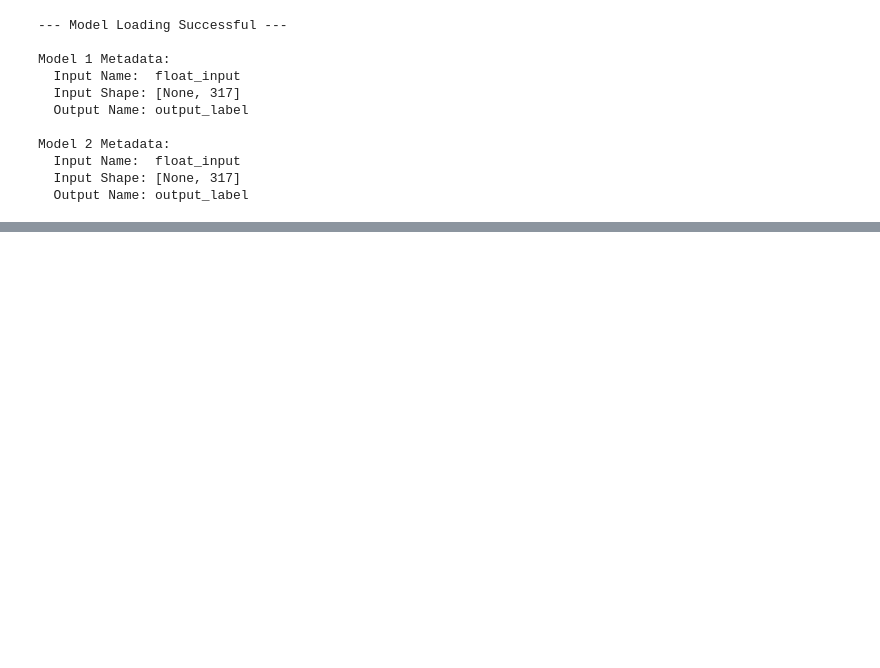
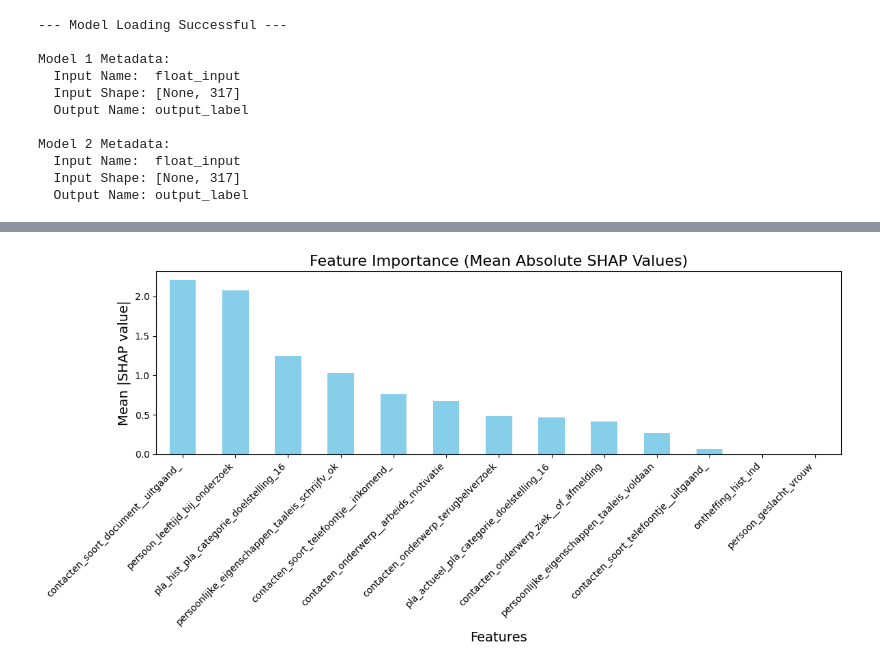
Before and after one commit to AndreiLeIttu/DSAIT-4015-Group-48-Software-AI-Testing, a Jupyter notebook: group1/evaluation.ipynb, the cells around one changed output, grey strips where cells are left out. Saved outputs shown, nothing was run; the diff lists cells and outputs as text; code cells hidden in the pictures; blank space fills up the shorter version.

```diff
--- a/group1/evaluation.ipynb
+++ b/group1/evaluation.ipynb
@@ -136,0 +198,4 @@ Confusion Matrix:
+# %%
+shap_values2 = tester2.test_shapley_values()
+# %% [output]
+[figure, added]
```
Also changed, not shown: parts of 12 cells of this notebook, 5 other files.
